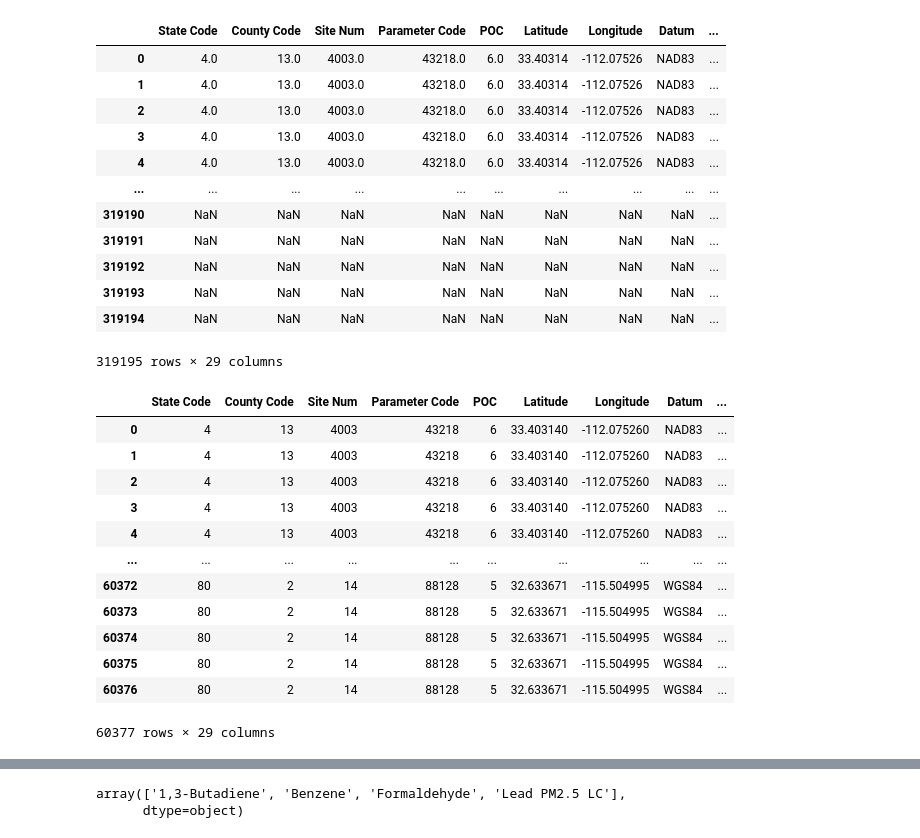
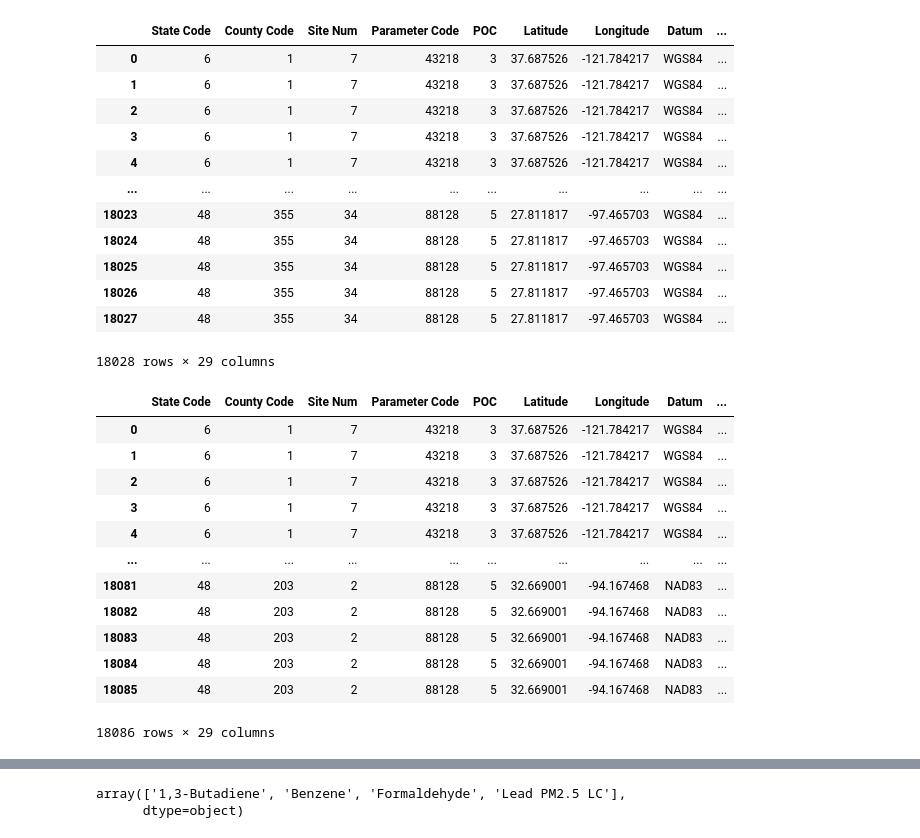
Before and after one commit to loriandler/Project-3-Group-8-AirPollution, a Jupyter notebook: pollution_data.ipynb, the cells around one changed output, grey strips where cells are left out. Drawn from its saved outputs; the diff is of its cells as text; code cells hidden in the pictures.

```diff
--- a/pollution_data.ipynb
+++ b/pollution_data.ipynb
@@ -1,44 +1,44 @@
 # %%
 # Import dependencies
 import pandas as pd
 
 # Read CSV file for 2021
-HAPS2021=pd.read_csv("daily_HAPS_2021.csv")
+HAPS2021=pd.read_csv("daily_HAPS_2021_4states.csv")
 
 HAPS2021
 # %% [output]
 |  | State Code | County Code | Site Num | Parameter Code | POC | Latitude | Longitude | Datum | ... |
-| 0 | 4.0 | 13.0 | 4003.0 | 43218.0 | 6.0 | 33.40314 | -112.07526 | NAD83 | ... |
-| 1 | 4.0 | 13.0 | 4003.0 | 43218.0 | 6.0 | 33.40314 | -112.07526 | NAD83 | ... |
-| 2 | 4.0 | 13.0 | 4003.0 | 43218.0 | 6.0 | 33.40314 | -112.07526 | NAD83 | ... |
-| 3 | 4.0 | 13.0 | 4003.0 | 43218.0 | 6.0 | 33.40314 | -112.07526 | NAD83 | ... |
-| 4 | 4.0 | 13.0 | 4003.0 | 43218.0 | 6.0 | 33.40314 | -112.07526 | NAD83 | ... |
+| 0 | 6 | 1 | 7 | 43218 | 3 | 37.687526 | -121.784217 | WGS84 | ... |
+| 1 | 6 | 1 | 7 | 43218 | 3 | 37.687526 | -121.784217 | WGS84 | ... |
+| 2 | 6 | 1 | 7 | 43218 | 3 | 37.687526 | -121.784217 | WGS84 | ... |
+| 3 | 6 | 1 | 7 | 43218 | 3 | 37.687526 | -121.784217 | WGS84 | ... |
+| 4 | 6 | 1 | 7 | 43218 | 3 | 37.687526 | -121.784217 | WGS84 | ... |
 | ... | ... | ... | ... | ... | ... | ... | ... | ... | ... |
-| 319190 | NaN | NaN | NaN | NaN | NaN | NaN | NaN | NaN | ... |
-| 319191 | NaN | NaN | NaN | NaN | NaN | NaN | NaN | NaN | ... |
-| 319192 | NaN | NaN | NaN | NaN | NaN | NaN | NaN | NaN | ... |
-| 319193 | NaN | NaN | NaN | NaN | NaN | NaN | NaN | NaN | ... |
-| 319194 | NaN | NaN | NaN | NaN | NaN | NaN | NaN | NaN | ... |
+| 18023 | 48 | 355 | 34 | 88128 | 5 | 27.811817 | -97.465703 | WGS84 | ... |
+| 18024 | 48 | 355 | 34 | 88128 | 5 | 27.811817 | -97.465703 | WGS84 | ... |
+| 18025 | 48 | 355 | 34 | 88128 | 5 | 27.811817 | -97.465703 | WGS84 | ... |
+| 18026 | 48 | 355 | 34 | 88128 | 5 | 27.811817 | -97.465703 | WGS84 | ... |
+| 18027 | 48 | 355 | 34 | 88128 | 5 | 27.811817 | -97.465703 | WGS84 | ... |
-319195 rows × 29 columns
+18028 rows × 29 columns
 # %%
 # Read CSV file for 2020
-HAPS2020=pd.read_csv("daily_HAPS_2020.csv")
+HAPS2020=pd.read_csv("daily_HAPS_2020_4states.csv")
 
 HAPS2020
 # %% [output]
 |  | State Code | County Code | Site Num | Parameter Code | POC | Latitude | Longitude | Datum | ... |
-| 0 | 4 | 13 | 4003 | 43218 | 6 | 33.403140 | -112.075260 | NAD83 | ... |
-| 1 | 4 | 13 | 4003 | 43218 | 6 | 33.403140 | -112.075260 | NAD83 | ... |
-| 2 | 4 | 13 | 4003 | 43218 | 6 | 33.403140 | -112.075260 | NAD83 | ... |
-| 3 | 4 | 13 | 4003 | 43218 | 6 | 33.403140 | -112.075260 | NAD83 | ... |
-| 4 | 4 | 13 | 4003 | 43218 | 6 | 33.403140 | -112.075260 | NAD83 | ... |
+| 0 | 6 | 1 | 7 | 43218 | 3 | 37.687526 | -121.784217 | WGS84 | ... |
+| 1 | 6 | 1 | 7 | 43218 | 3 | 37.687526 | -121.784217 | WGS84 | ... |
+| 2 | 6 | 1 | 7 | 43218 | 3 | 37.687526 | -121.784217 | WGS84 | ... |
+| 3 | 6 | 1 | 7 | 43218 | 3 | 37.687526 | -121.784217 | WGS84 | ... |
+| 4 | 6 | 1 | 7 | 43218 | 3 | 37.687526 | -121.784217 | WGS84 | ... |
 | ... | ... | ... | ... | ... | ... | ... | ... | ... | ... |
-| 60372 | 80 | 2 | 14 | 88128 | 5 | 32.633671 | -115.504995 | WGS84 | ... |
-| 60373 | 80 | 2 | 14 | 88128 | 5 | 32.633671 | -115.504995 | WGS84 | ... |
-| 60374 | 80 | 2 | 14 | 88128 | 5 | 32.633671 | -115.504995 | WGS84 | ... |
-| 60375 | 80 | 2 | 14 | 88128 | 5 | 32.633671 | -115.504995 | WGS84 | ... |
-| 60376 | 80 | 2 | 14 | 88128 | 5 | 32.633671 | -115.504995 | WGS84 | ... |
+| 18081 | 48 | 203 | 2 | 88128 | 5 | 32.669001 | -94.167468 | NAD83 | ... |
+| 18082 | 48 | 203 | 2 | 88128 | 5 | 32.669001 | -94.167468 | NAD83 | ... |
+| 18083 | 48 | 203 | 2 | 88128 | 5 | 32.669001 | -94.167468 | NAD83 | ... |
+| 18084 | 48 | 203 | 2 | 88128 | 5 | 32.669001 | -94.167468 | NAD83 | ... |
+| 18085 | 48 | 203 | 2 | 88128 | 5 | 32.669001 | -94.167468 | NAD83 | ... |
-60377 rows × 29 columns
+18086 rows × 29 columns
 # %%
 # Join the datasets into one data frame
 combined_2020_2021_df=pd.concat([HAPS2020, HAPS2021])
```
Also changed, not shown: parts of 2 cells of this notebook.
